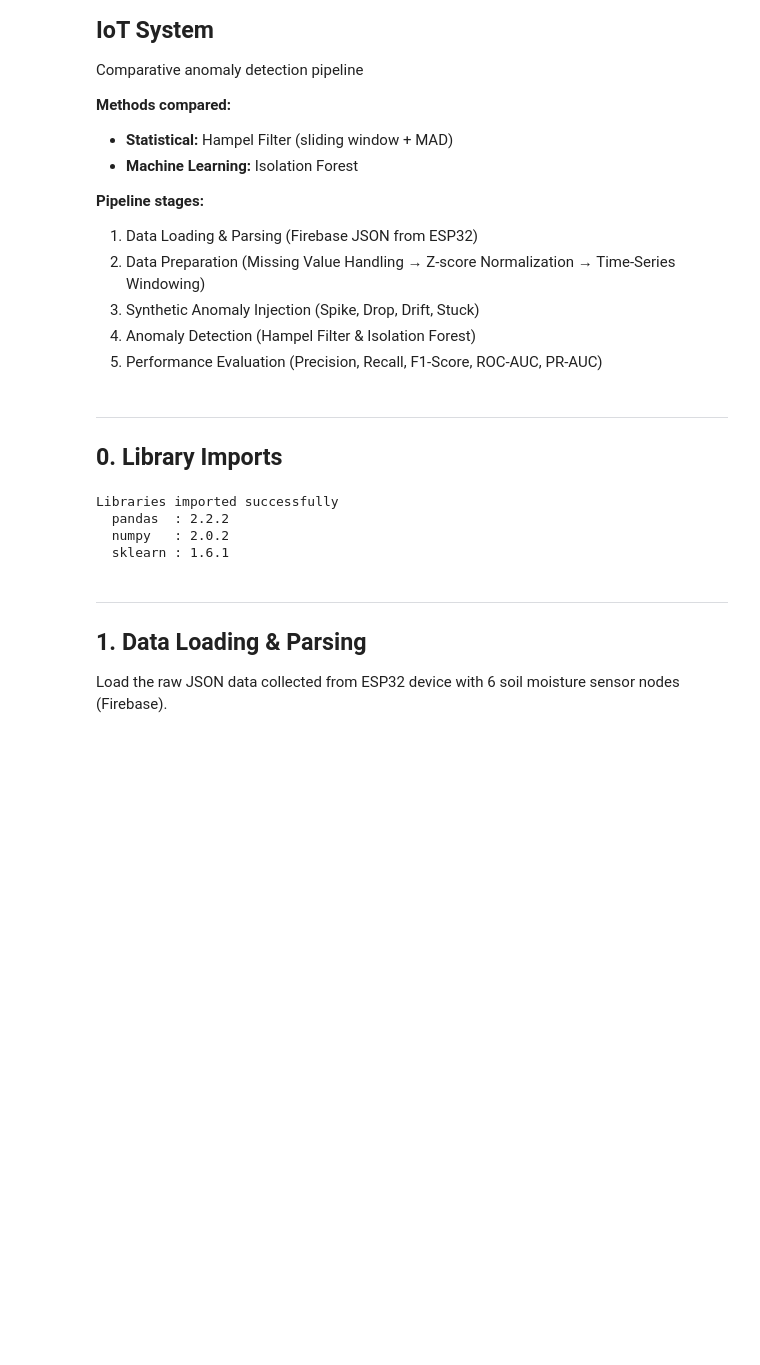
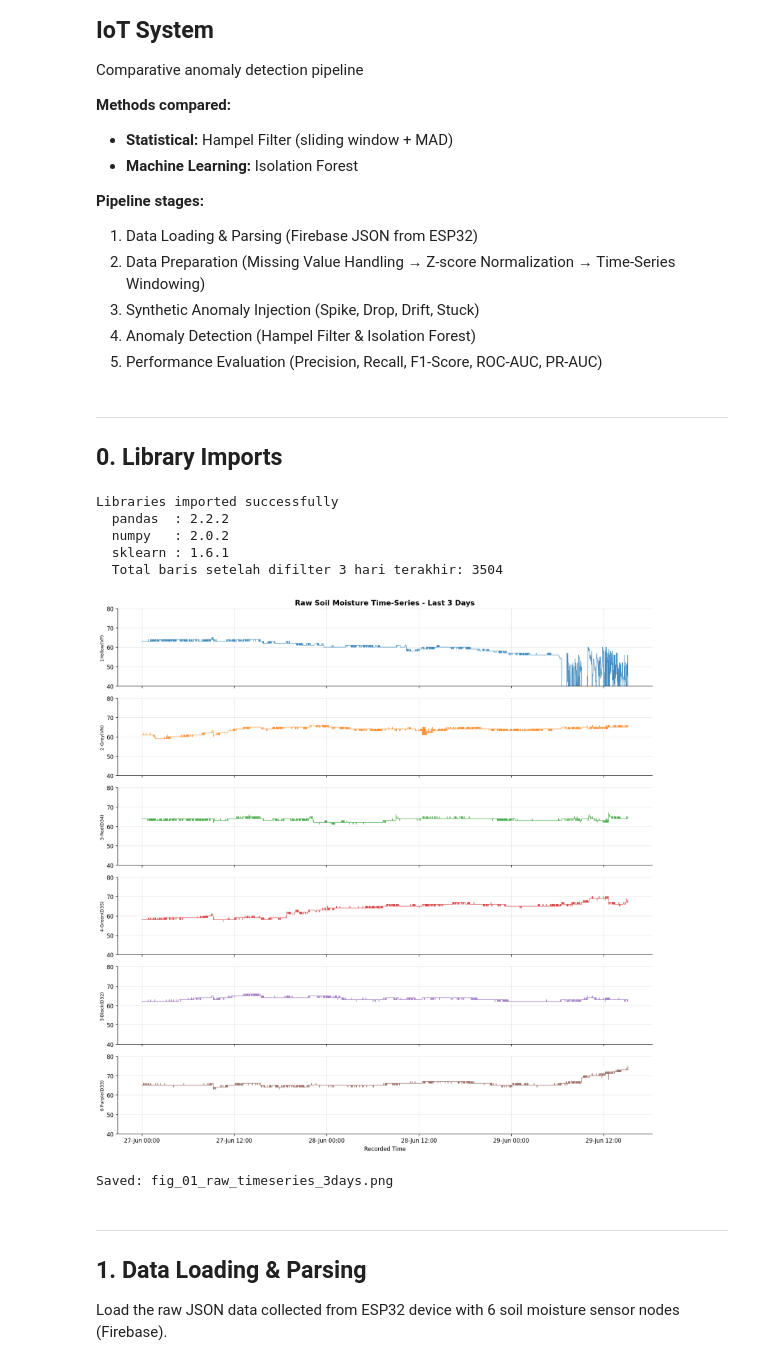
Before and after one commit to Drappy-cat/Agriculture_Smart_Fariming_google_collabs, a Jupyter notebook: anomaly_detection_agriculture_onion.ipynb, the cells around one changed output. Drawn from its saved outputs; the diff is of its cells as text; code cells hidden in the pictures; blank space fills up the shorter version.

```diff
--- a/anomaly_detection_agriculture_onion.ipynb
+++ b/anomaly_detection_agriculture_onion.ipynb
@@ -20,33 +20,99 @@ Comparative anomaly detection pipeline
 # %%
 import json
 import numpy as np
 import pandas as pd
 import matplotlib.pyplot as plt
 import matplotlib.dates as mdates
 import seaborn as sns
 import warnings
 
 from sklearn.ensemble import IsolationForest
 from sklearn.metrics import (
     precision_score, recall_score, f1_score,
     roc_auc_score, average_precision_score,
     confusion_matrix, ConfusionMatrixDisplay,
     RocCurveDisplay, PrecisionRecallDisplay
 )
 
 warnings.filterwarnings('ignore')
 plt.rcParams.update({'figure.dpi': 120, 'axes.spines.top': False, 'axes.spines.right': False})
 sns.set_palette('tab10')
 
+# --- Start of Data Loading and Preprocessing ---
+JSON_PATH = r"/content/agriculture-esp32 monday.json"
+
+with open(JSON_PATH, 'r') as f:
+    raw_data = json.load(f)
+
+records = []
+ag_data = raw_data['agriculture_dataset']
+
+for month_key, month_val in ag_data.items():
+    for day_key, day_val in month_val.items():
+        for time_key, entry in day_val.items():
+            soil = entry.get('soil', {})
+            row = {
+                'recorded_time': pd.to_datetime(entry['recorded_time']),
+                'sensor_1': soil.get('1_Yellow_VP'),
+                'sensor_2': soil.get('2_Grey_VN'),
+                'sensor_3': soil.get('3_Red_D34'),
+                'sensor_4': soil.get('4_Green_D35'),
+                'sensor_5': soil.get('5_Black_D32'),
+                'sensor_6': soil.get('6_Purple_D33'),
+            }
+            records.append(row)
+
+df_raw = pd.DataFrame(records)
+df_raw.sort_values('recorded_time', inplace=True)
+df_raw.reset_index(drop=True, inplace=True)
+
+# =========================================================
+# --- TAMBAHAN KODE UNTUK FILTER 3 HARI TERAKHIR ---
+# Ambil 3 tanggal kalender terakhir dari data
+unique_dates = sorted(df_raw['recorded_time'].dt.date.unique())
+last_3_days = unique_dates[-3:] if len(unique_dates) >= 3 else unique_dates
+
+# Filter dataset hanya untuk tanggal-tanggal tersebut
+df_raw = df_raw[df_raw['recorded_time'].dt.date.isin(last_3_days)].copy()
+df_raw.reset_index(drop=True, inplace=True)
+# =========================================================
+# --- End of Data Loading and Preprocessing ---
+
+# Define SENSOR_COLS and SENSOR_LABELS
+SENSOR_COLS   = ['sensor_1','sensor_2','sensor_3','sensor_4','sensor_5','sensor_6']
+SENSOR_LABELS = ['1-Yellow(VP)','2-Grey(VN)','3-Red(D34)','4-Green(D35)','5-Black(D32)','6-Purple(D33)']
+
 print("Libraries imported successfully")
 print(f"  pandas  : {pd.__version__}")
 print(f"  numpy   : {np.__version__}")
 print(f"  sklearn : {__import__('sklearn').__version__}")
+print(f"  Total baris setelah difilter 3 hari terakhir: {len(df_raw)}")
+
+# Visualize raw time-series for all 6 sensors
+fig, axes = plt.subplots(6, 1, figsize=(14, 14), sharex=True)
+colors = plt.cm.tab10.colors
+
+for i, (col, label) in enumerate(zip(SENSOR_COLS, SENSOR_LABELS)):
+    axes[i].plot(df_raw['recorded_time'], df_raw[col], color=colors[i], linewidth=0.8, alpha=0.85)
+    axes[i].set_ylabel(label, fontsize=8)
+    axes[i].set_ylim(40, 80)  # Y-axis limit to 40-80
+    axes[i].grid(True, alpha=0.3)
+
+axes[0].set_title('Raw Soil Moisture Time-Series - Last 3 Days', fontsize=13, fontweight='bold')
+axes[-1].xaxis.set_major_formatter(mdates.DateFormatter('%d-%b %H:%M'))
+axes[-1].set_xlabel('Recorded Time')
+fig.tight_layout()
+plt.savefig('fig_01_raw_timeseries_3days.png', bbox_inches='tight')
+plt.show()
+print("Saved: fig_01_raw_timeseries_3days.png")
 # %% [output]
 Libraries imported successfully
   pandas  : 2.2.2
   numpy   : 2.0.2
   sklearn : 1.6.1
+  Total baris setelah difilter 3 hari terakhir: 3504
+[figure, added]
+Saved: fig_01_raw_timeseries_3days.png
 # %% [markdown]
 ---
 ## 1. Data Loading & Parsing
```
Also changed, not shown: parts of 2 cells of this notebook, 4 other files.
